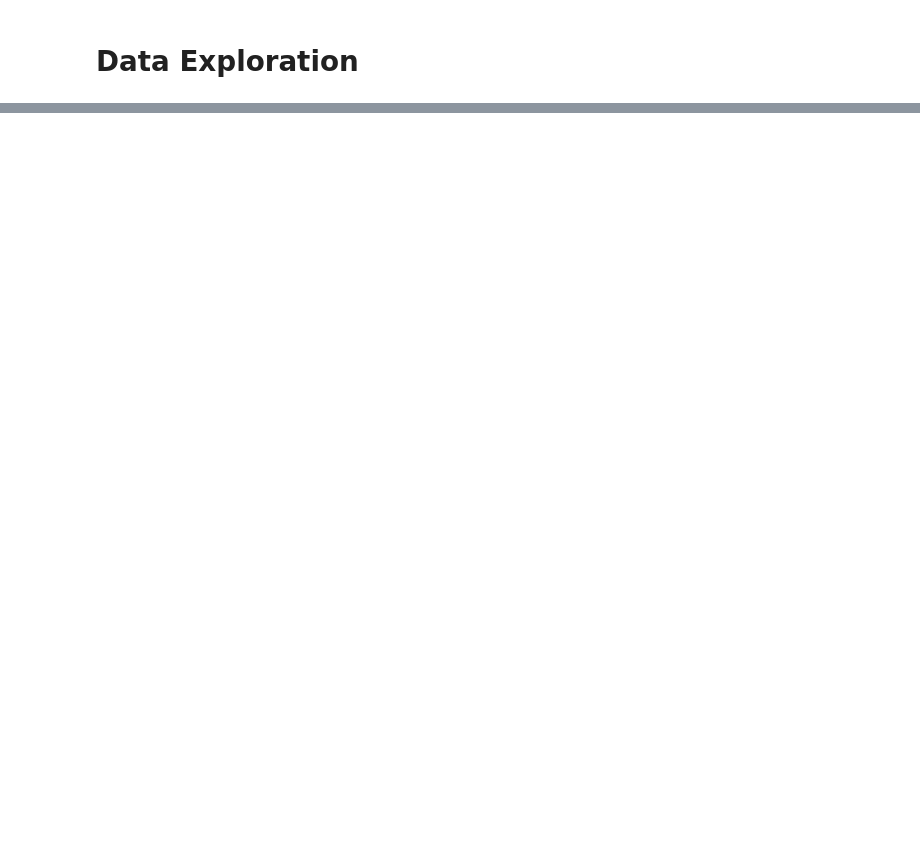
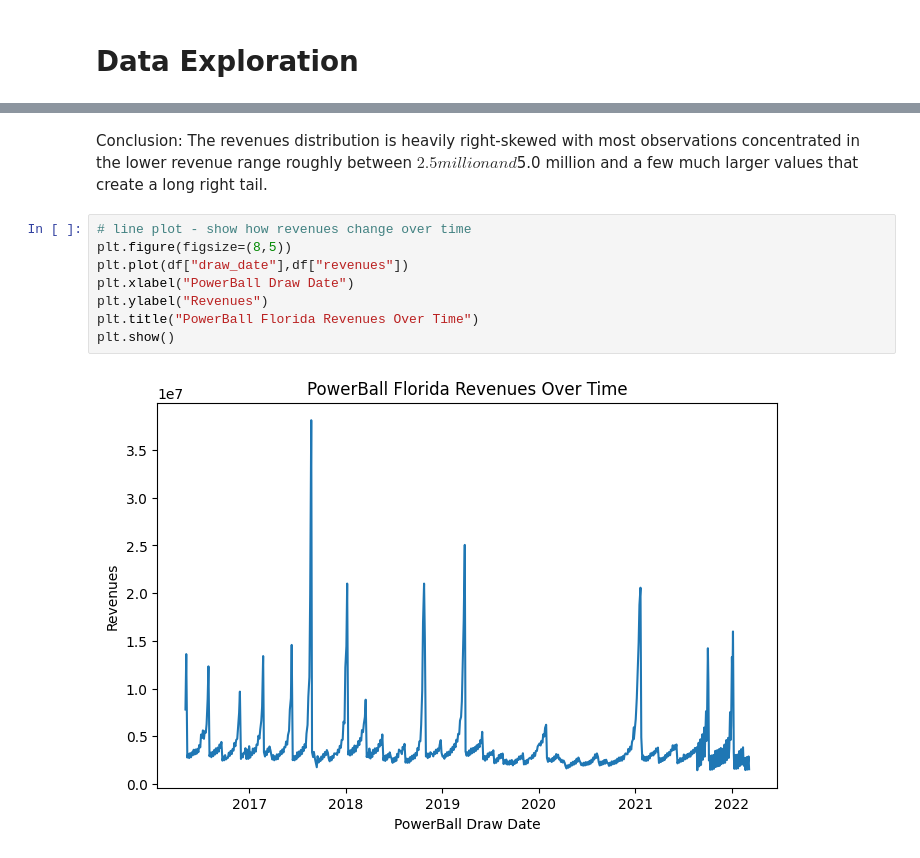
Before and after one commit to xiaolingsundberg/CovidOnLottery, a Jupyter notebook: covid_on_lottery.ipynb, the cells around one changed output, grey strips where cells are left out. Cells and saved outputs as stored; diff of their text form; blank space fills up the shorter version.

```diff
--- a/covid_on_lottery.ipynb
+++ b/covid_on_lottery.ipynb
@@ -133,0 +101,12 @@ std      0.369431    0.369431    0.369431    0.370855    0.394563    0.208307
+# %% [markdown]
+Conclusion: The revenues distribution is heavily right-skewed with most observations concentrated in the lower revenue range roughly between $2.5 million and $5.0 million and a few much larger values that create a long right tail.
+# %%
+# line plot - show how revenues change over time
+plt.figure(figsize=(8,5))
+plt.plot(df["draw_date"],df["revenues"])
+plt.xlabel("PowerBall Draw Date")
+plt.ylabel("Revenues")
+plt.title("PowerBall Florida Revenues Over Time")
+plt.show()
+# %% [output]
+[figure, added]
```
Also changed, not shown: parts of 11 cells of this notebook.
